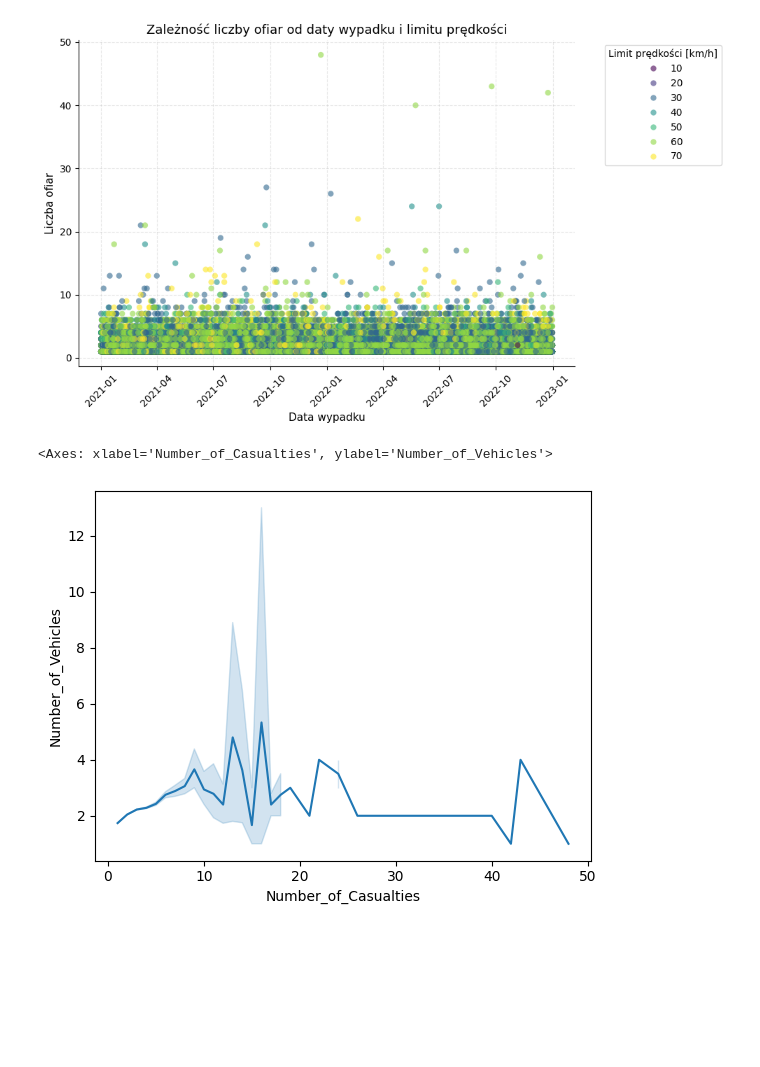
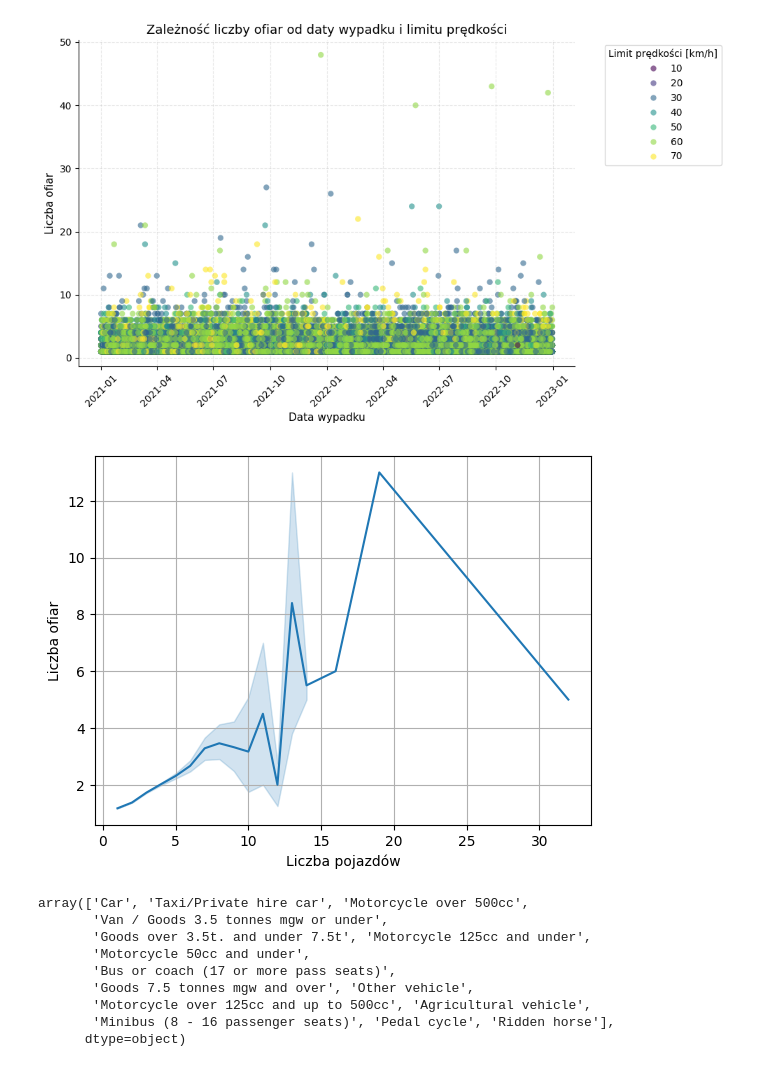
Before and after one commit to Bohdansuskyi/Pracownia_analizy_danych, a Jupyter notebook: analysis.ipynb, the cells around one changed output. Saved outputs shown, nothing was run; the diff lists cells and outputs as text; code cells hidden in the pictures; blank space fills up the shorter version.

```diff
--- a/analysis.ipynb
+++ b/analysis.ipynb
@@ -95,10 +95,27 @@ plt.show()
 # %% [output]
 [figure]
 # %%
+sns.lineplot(
+    x="Number_of_Vehicles",
+    y="Number_of_Casualties",
+    data=df
+)
 
-sns.lineplot(x="Number_of_Casualties", y="Number_of_Vehicles",
-             data=df)
+plt.xlabel("Liczba pojazdów")
+plt.ylabel("Liczba ofiar")
+plt.grid()
 # %% [output]
-<Axes: xlabel='Number_of_Casualties', ylabel='Number_of_Vehicles'>
-[figure, old version]
+[figure, new version]
+# %%
+df['Vehicle_Type'].unique()
+# %% [output]
+array(['Car', 'Taxi/Private hire car', 'Motorcycle over 500cc',
+       'Van / Goods 3.5 tonnes mgw or under',
+       'Goods over 3.5t. and under 7.5t', 'Motorcycle 125cc and under',
+       'Motorcycle 50cc and under',
+       'Bus or coach (17 or more pass seats)',
+       'Goods 7.5 tonnes mgw and over', 'Other vehicle',
+       'Motorcycle over 125cc and up to 500cc', 'Agricultural vehicle',
+       'Minibus (8 - 16 passenger seats)', 'Pedal cycle', 'Ridden horse'],
+      dtype=object)
 # %%
```
Also changed, not shown: parts of 1 cell of this notebook.
